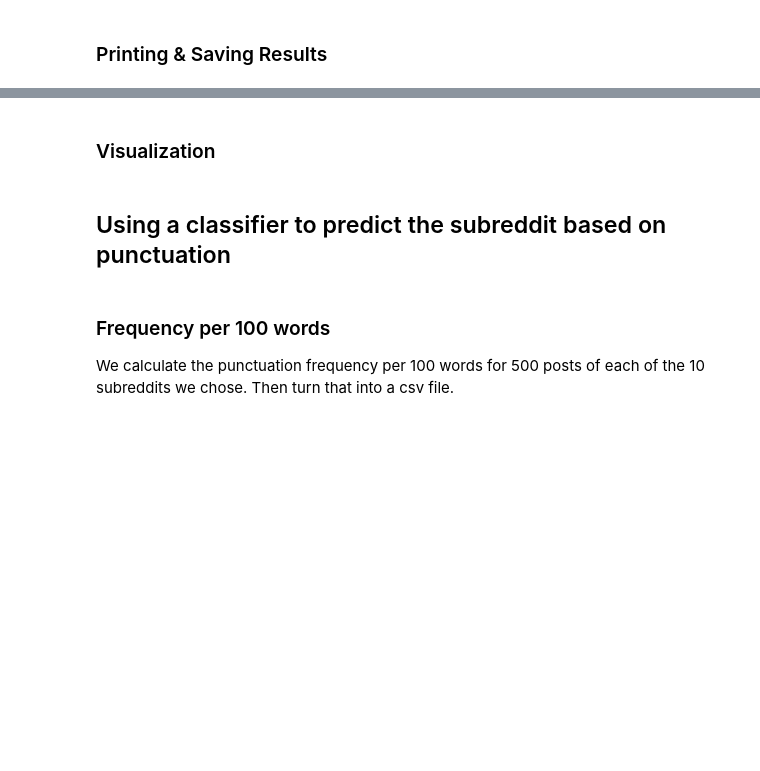
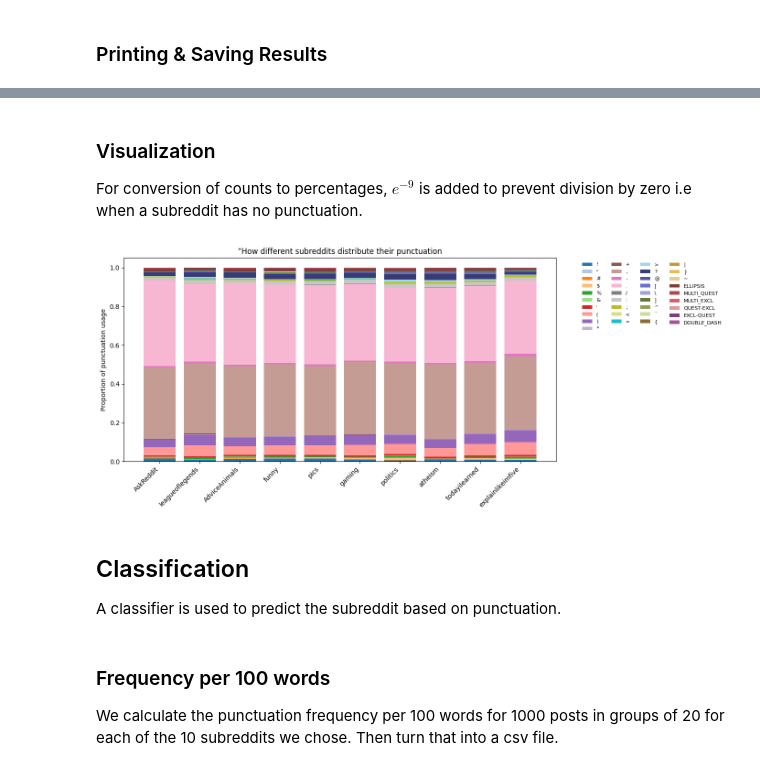
Before and after one commit to deanne-julia-luis/docana-project-Expressive-Punctuation-Patterns, a Jupyter notebook: code/ExpPunct.ipynb, the cells around one changed output, grey strips where cells are left out. Drawn from its saved outputs; the diff is of its cells as text; code cells hidden in the pictures; blank space fills up the shorter version.

Commit message:
Visualization + Additional Features

```diff
--- a/code/ExpPunct.ipynb
+++ b/code/ExpPunct.ipynb
@@ -64,0 +71,6 @@ We use 1000 as max number of posts to reduce the runtime.
+# %%
+def get_tokens(text):
+    return nltk.word_tokenize(text)
+
+def get_sentences(text):
+    return nltk.sent_tokenize(text)
@@ -85,5 +130,5 @@ def get_punctuation_counts(subreddit, max_posts=1000):
 # %%
-def get_avg_sentence_length(subreddit, max_posts=1000):
+def get_avg_sentence_length(subreddit):
     total_words = 0
     total_sentences = 0
     count = 0
@@ -91,9 +136,9 @@ def get_avg_sentence_length(subreddit, max_posts=1000):
         if row['subreddit'] != subreddit:
             continue
         text = str(row['content'])
-        sentences = nltk.sent_tokenize(text)
+        sentences = get_sentences(text)
         for sent in sentences:
-            sent_tokens = nltk.word_tokenize(sent)
+            sent_tokens = get_tokens(sent)
             words = [t for t in sent_tokens if t not in string.punctuation]
             total_words += len(words)
             total_sentences += 1
@@ -106,5 +152,5 @@ def get_avg_sentence_length(subreddit, max_posts=1000):
 # %%
-def get_avg_words_between_punct(subreddit, max_posts=1000):
+def get_avg_words_between_punct(subreddit):
     total_intervals = 0
     total_words = 0
     count = 0
@@ -112,7 +158,7 @@ def get_avg_words_between_punct(subreddit, max_posts=1000):
         if row['subreddit'] != subreddit:
             continue
         text = str(row['content'])
-        tokens = nltk.word_tokenize(text)
+        tokens = get_tokens(text)
         words_since_punct = 0
         for token in tokens:
             if token in string.punctuation:
@@ -121,10 +167,6 @@ def get_avg_words_between_punct(subreddit, max_posts=1000):
                 words_since_punct = 0
             else:
                 words_since_punct += 1
-        # to count trailing words after last punctuation,if need be
-        # if words_since_punct > 0:
-        #     total_intervals += 1
-        #     total_words += words_since_punct
         count += 1
         if count >= max_posts:
             break
@@ -169,10 +212,64 @@ avg_words_between_punct: 8.040825005315757
 # %% [markdown]
 ### Visualization
+For conversion of counts to percentages, $e^{-9}$ is added to prevent division by zero i.e when a subreddit has no punctuation.
 # %%
-#CODE FOR GRAPH
+features = list(string.punctuation) + list(EXPRESSIVE_PATTERNS.keys()) #use normal punctuations and expressive patterns
+labels = top_10_subs
+matrix = []
+
+for sub in labels:
+    counts = get_punctuation_counts(sub)
+    matrix.append([counts.get(f, 0) for f in features])
+
+matrix = np.array(matrix)
+
+row_sums = matrix.sum(axis=1, keepdims=True)
+#converts counts to percentages
+norm_matrix = matrix / (row_sums + 1e-9)
+
+#Includes contrasting colours
+colors = (
+    list(plt.cm.tab20.colors) +
+    list(plt.cm.tab20b.colors) +
+    list(plt.cm.tab20c.colors)
+)
+
+#according to the number of features
+colors = colors[:len(features)]
+
+plt.figure(figsize=(14,6))
+
+bottom = np.zeros(len(labels))
+
+for i, feat in enumerate(features):
+    plt.bar(
+        labels,
+        norm_matrix[:, i],
+        bottom=bottom,
+        color=colors[i],
+        label=feat
+    )
+    bottom += norm_matrix[:, i]
+
+plt.xticks(rotation=45, ha='right')
+plt.ylabel("Proportion of punctuation usage")
+plt.title("“How different subreddits distribute their punctuation")
+
+plt.legend(
+    ncol=4,
+    fontsize=8,
+    bbox_to_anchor=(1.05, 1),
+    frameon=False
+)
+plt.savefig("../figures/EDA_Punctuation_Distribution.png")
+plt.tight_layout()
+plt.show()
+# %% [output]
+[figure, added]
 # %% [markdown]
-## Using a classifier to predict the subreddit based on punctuation
+## Classification
+A classifier is used to predict the subreddit based on punctuation.
 # %% [markdown]
 ### Frequency per 100 words
-We calculate the punctuation frequency per 100 words for 500 posts of each of the 10 subreddits we chose. Then turn that into a csv file.
+We calculate the punctuation frequency per 100 words for 1000 posts in groups of 20 for each of the 10 subreddits we chose. Then turn that into a csv file.
 # %%
```
Also changed, not shown: parts of 26 cells of this notebook, 6 other files.
